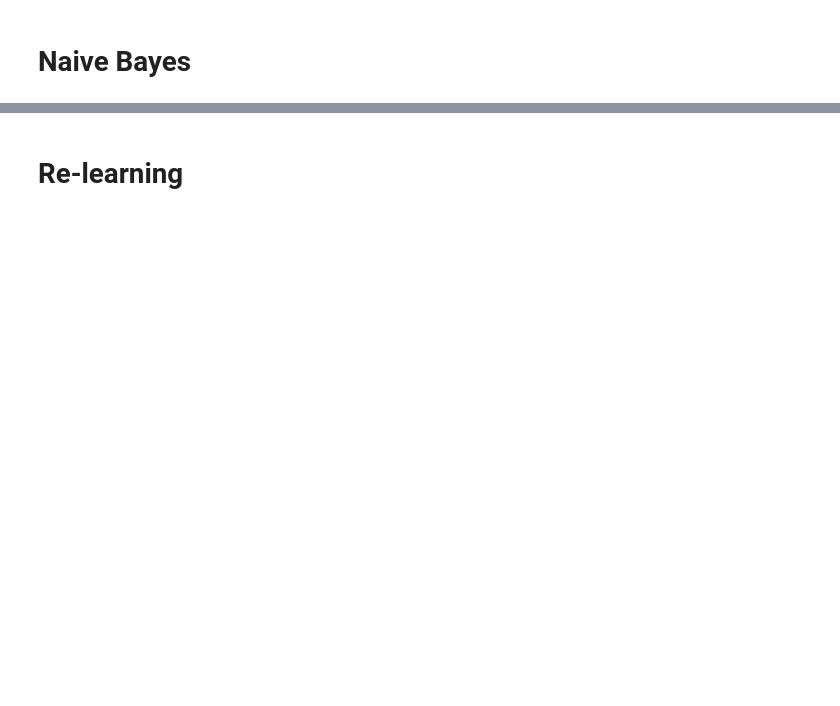
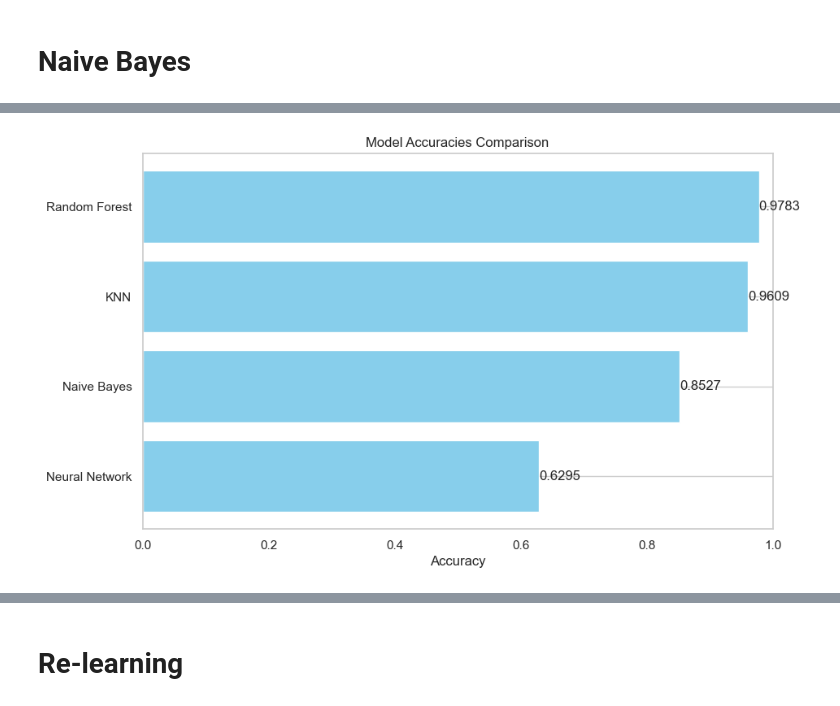
Before and after one commit to DragoBJJ/DDoS-attacks-classification, a Jupyter notebook: DDoSAttacksClassification.ipynb, the cells around one changed output, grey strips where cells are left out. Cells and saved outputs as stored; diff of their text form; code cells hidden in the pictures; blank space fills up the shorter version.

```diff
--- a/DDoSAttacksClassification.ipynb
+++ b/DDoSAttacksClassification.ipynb
@@ -636,0 +512,11 @@ class_probabilities = nb_model.predict_proba(X_test)
+# %%
+model_accuracies = {
+    'Neural Network': nn_accuracy,
+    'Naive Bayes': nb_accuracy,
+    'KNN': knn_accuracy,
+    'Random Forest': rf_accuracy
+}
+
+visualize_model_accuracies(model_accuracies)
+# %% [output]
+[figure, added]
```
Also changed, not shown: parts of 52 cells of this notebook, 2 other files.
